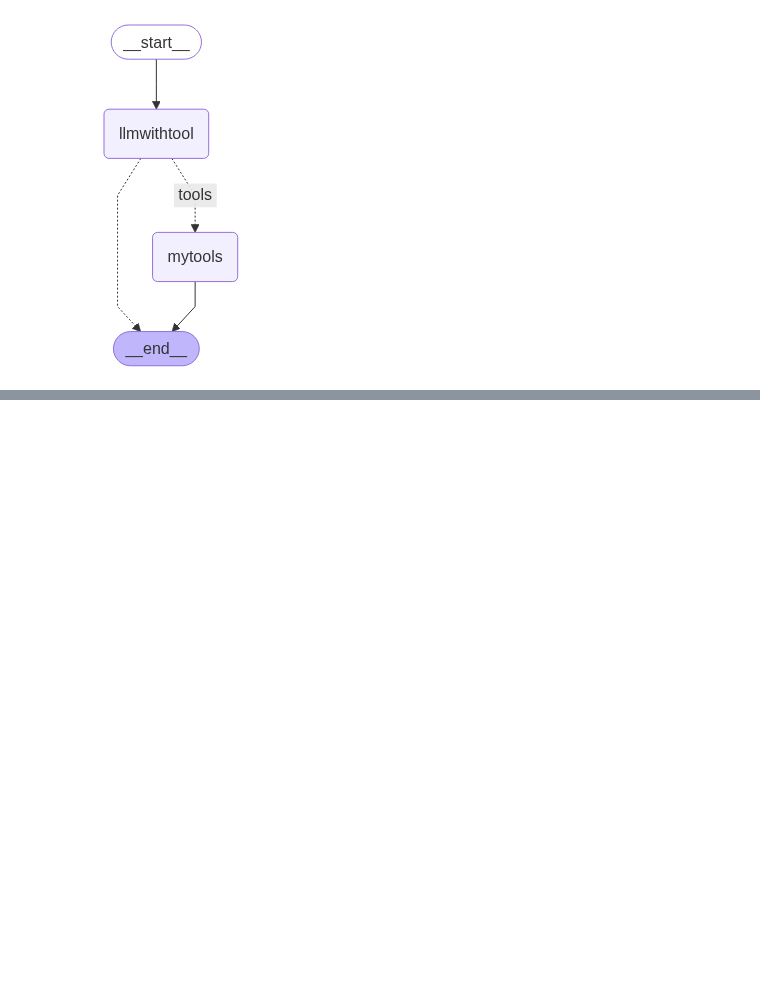
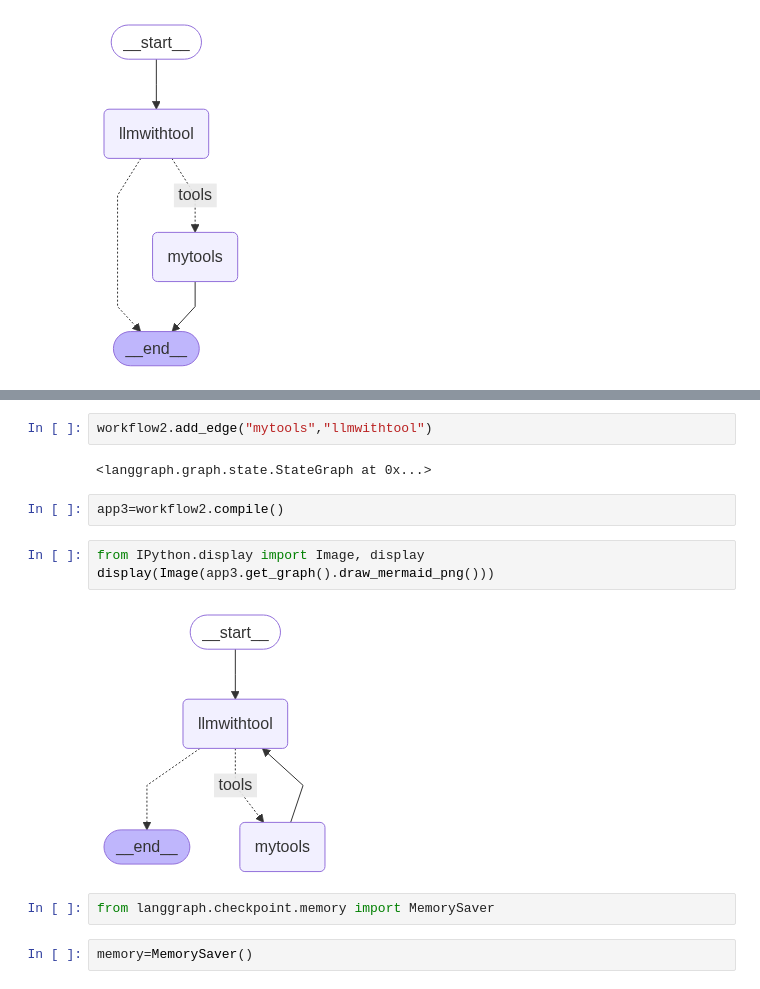
Before and after one commit to MilanMangukiya/Agentic-AI, a Jupyter notebook: 2-Langgraph/ReAct_tool.ipynb, the cells around one changed output, grey strips where cells are left out. Drawn from its saved outputs; the diff is of its cells as text; blank space fills up the shorter version.

```diff
--- a/2-Langgraph/ReAct_tool.ipynb
+++ b/2-Langgraph/ReAct_tool.ipynb
@@ -202,0 +203,15 @@ app2.invoke({"messages":["hi how are you?"]})
+# %%
+workflow2.add_edge("mytools","llmwithtool")
+# %% [output]
+<langgraph.graph.state.StateGraph at 0x...>
+# %%
+app3=workflow2.compile()
+# %%
+from IPython.display import Image, display
+display(Image(app3.get_graph().draw_mermaid_png()))
+# %% [output]
+[figure, added]
+# %%
+from langgraph.checkpoint.memory import MemorySaver
+# %%
+memory=MemorySaver()
```
Also changed, not shown: parts of 20 cells of this notebook.
